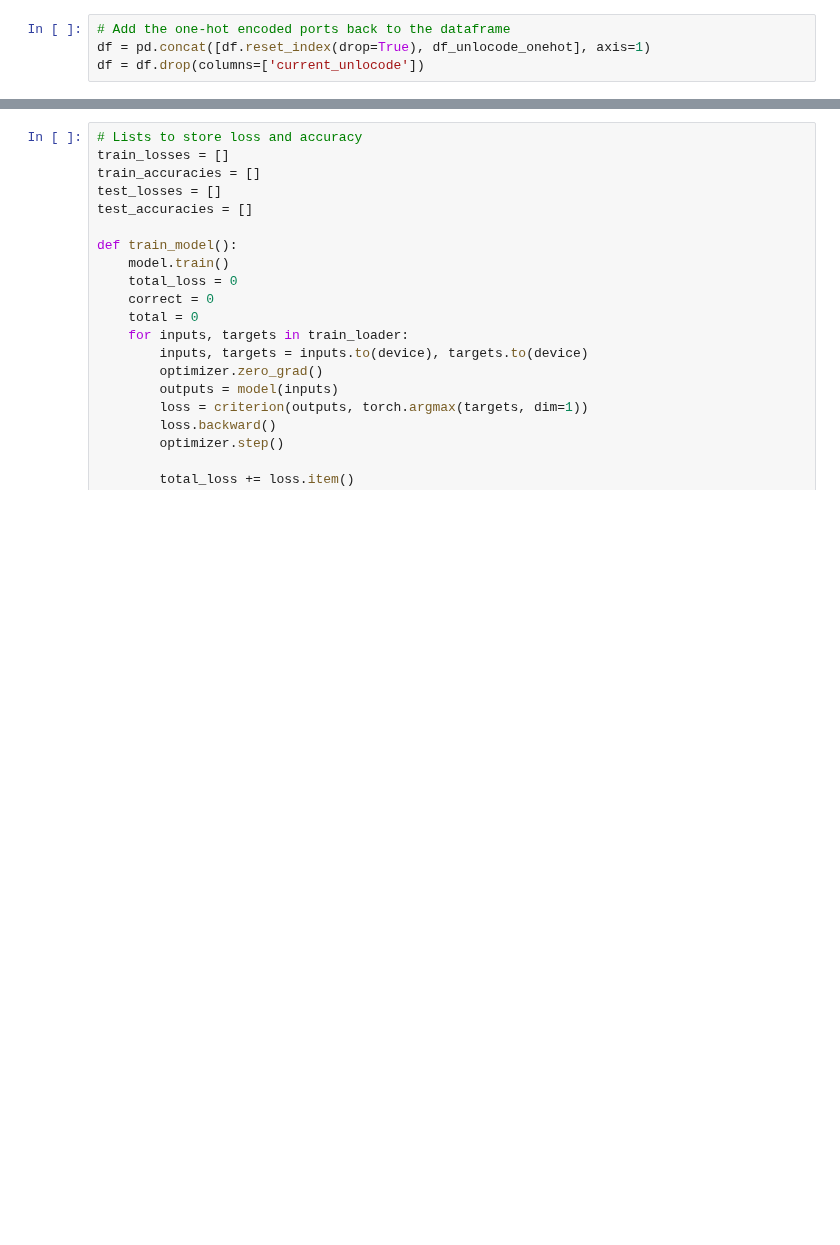
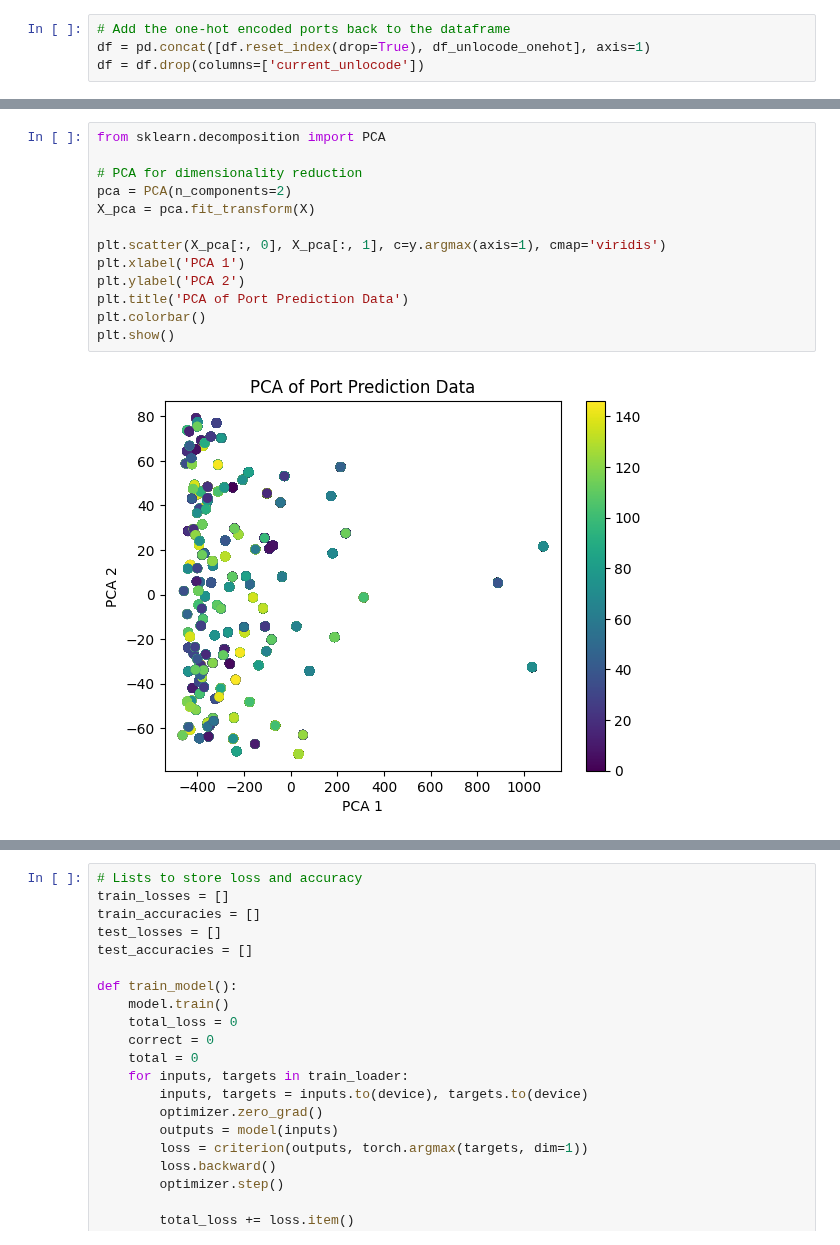
Before and after one commit to SySyAli/ais_port_prediction, a Jupyter notebook: notebooks/neural_network.ipynb, the cells around one changed output, grey strips where cells are left out. Cells and saved outputs as stored; diff of their text form; blank space fills up the shorter version.

```diff
--- a/notebooks/neural_network.ipynb
+++ b/notebooks/neural_network.ipynb
@@ -85,0 +141,15 @@ y = y_onehot
+# %%
+from sklearn.decomposition import PCA
+
+# PCA for dimensionality reduction
+pca = PCA(n_components=2)
+X_pca = pca.fit_transform(X)
+
+plt.scatter(X_pca[:, 0], X_pca[:, 1], c=y.argmax(axis=1), cmap='viridis')
+plt.xlabel('PCA 1')
+plt.ylabel('PCA 2')
+plt.title('PCA of Port Prediction Data')
+plt.colorbar()
+plt.show()
+# %% [output]
+[figure, added]
```
Also changed, not shown: parts of 26 cells of this notebook.
